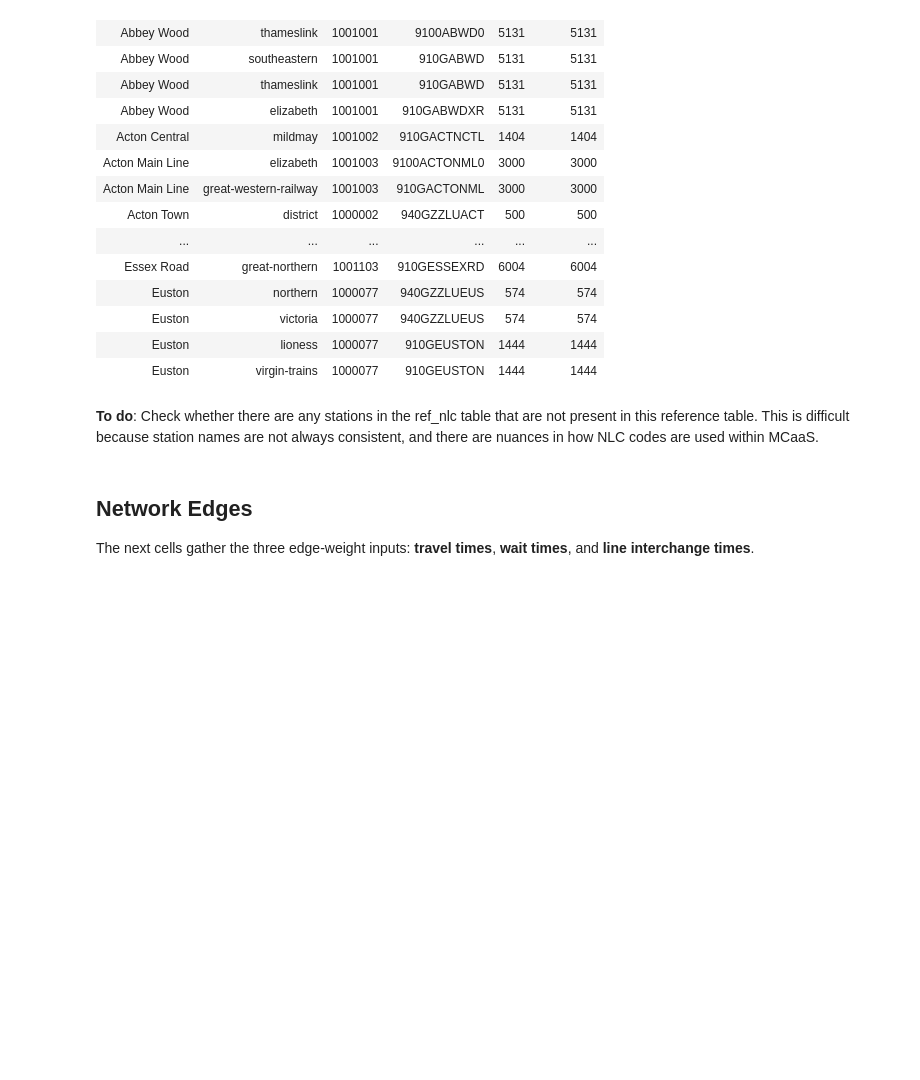
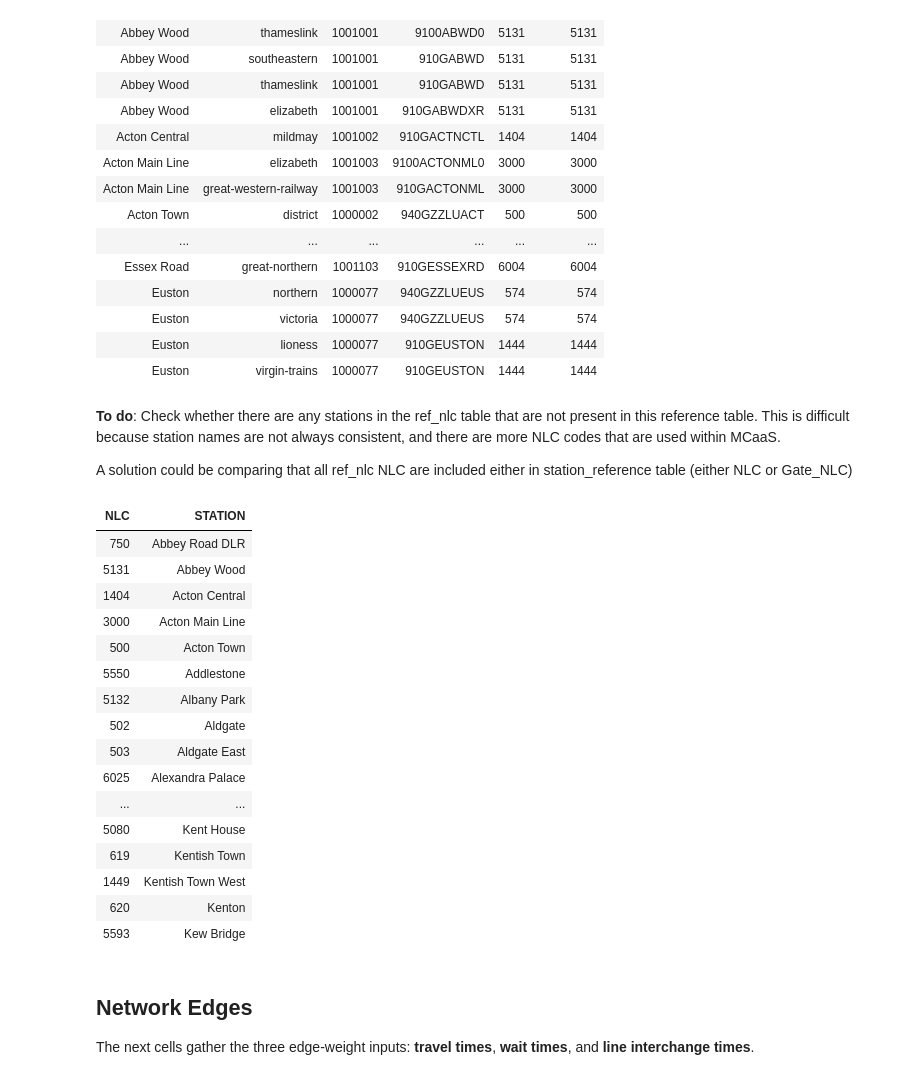
Before and after one commit to AIvahnenko12/network, a Jupyter notebook: DLR Interchange.ipynb, the cells around one changed output. Saved outputs shown, nothing was run; the diff lists cells and outputs as text; code cells hidden in the pictures; blank space fills up the shorter version.

```diff
--- a/DLR Interchange.ipynb
+++ b/DLR Interchange.ipynb
@@ -101,7 +101,45 @@ display(station_reference)
 | Euston | lioness | 1000077 | 910GEUSTON | 1444 | 1444 |
 | Euston | virgin-trains | 1000077 | 910GEUSTON | 1444 | 1444 |
 # %% [markdown]
-**To do**: Check whether there are any stations in the ref_nlc table that are not present in this reference table. This is difficult because station names are not always consistent, and there are nuances in how NLC codes are used within MCaaS.
+**To do**: Check whether there are any stations in the ref_nlc table that are not present in this reference table. This is difficult because station names are not always consistent, and there are more NLC codes that are used within MCaaS.
+
+A solution could be comparing that all ref_nlc NLC are included either in station_reference table (either NLC or Gate_NLC)
+# %%
+# Reference table location
+spark.sql("use catalog syn_ldw_prd001_syn_ddctd_ldw")
+spark.sql("use schema sbx_payments")
+
+# Define reference NLC dataframe
+ref_nlc = spark.sql("""
+    SELECT
+        NLC,
+        NAME AS STATION
+    FROM ref_nlc
+    WHERE CEASED_DATE == '31/12/9999'         -- filtering for only the current stations
+        AND NLC > 0                           -- discarding the incomplete journeys
+        AND OPERATOR NOT IN ('RIVER', 'TRAM') -- filtering out the non-train stations
+    ORDER BY STATION
+""")
+
+display(ref_nlc)
+# %% [output]
+| NLC | STATION |
+| 750 | Abbey Road DLR |
+| 5131 | Abbey Wood |
+| 1404 | Acton Central |
+| 3000 | Acton Main Line |
+| 500 | Acton Town |
+| 5550 | Addlestone |
+| 5132 | Albany Park |
+| 502 | Aldgate |
+| 503 | Aldgate East |
+| 6025 | Alexandra Palace |
+| ... | ... |
+| 5080 | Kent House |
+| 619 | Kentish Town |
+| 1449 | Kentish Town West |
+| 620 | Kenton |
+| 5593 | Kew Bridge |
 # %% [markdown]
 ## Network Edges
 The next cells gather the three edge-weight inputs: **travel times**, **wait times**, and **line interchange times**.
```
